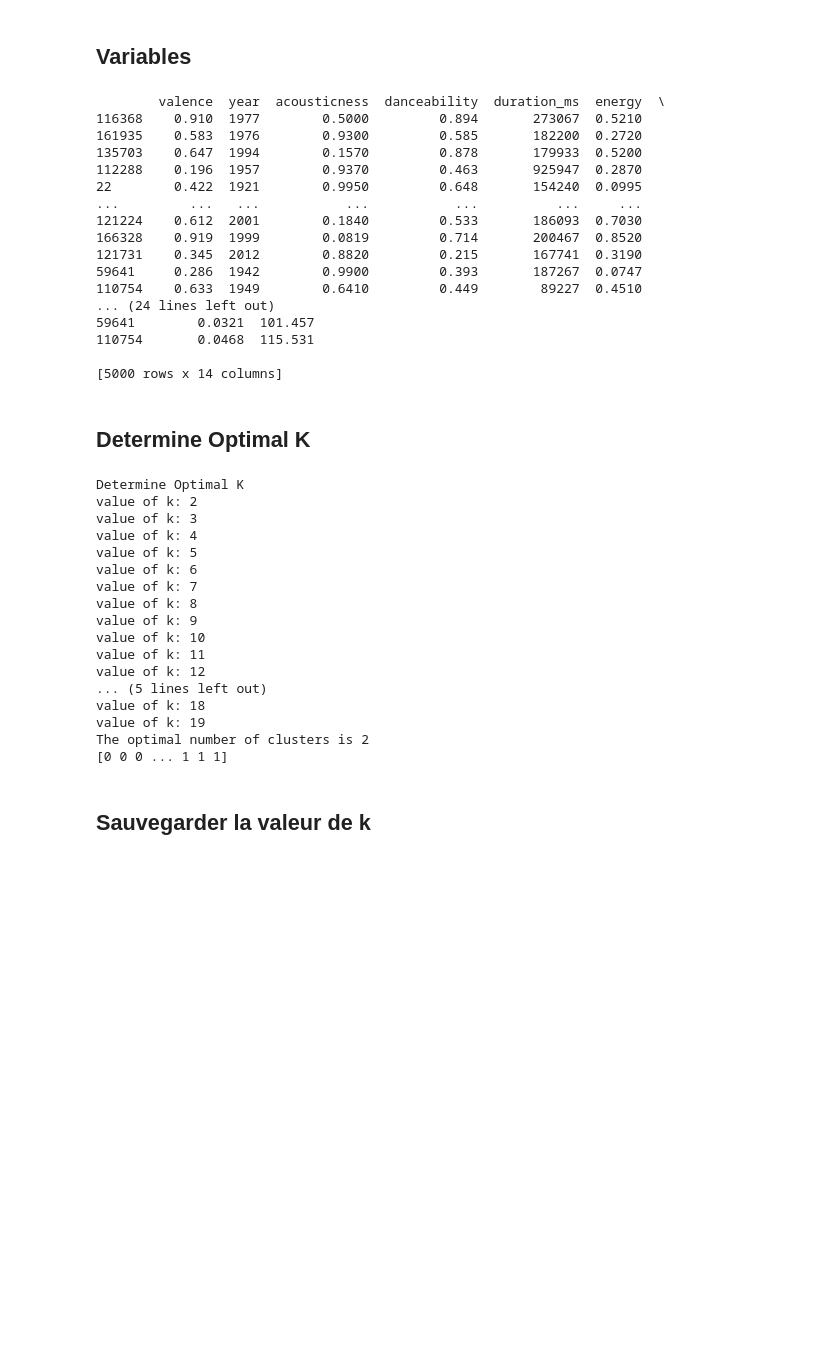
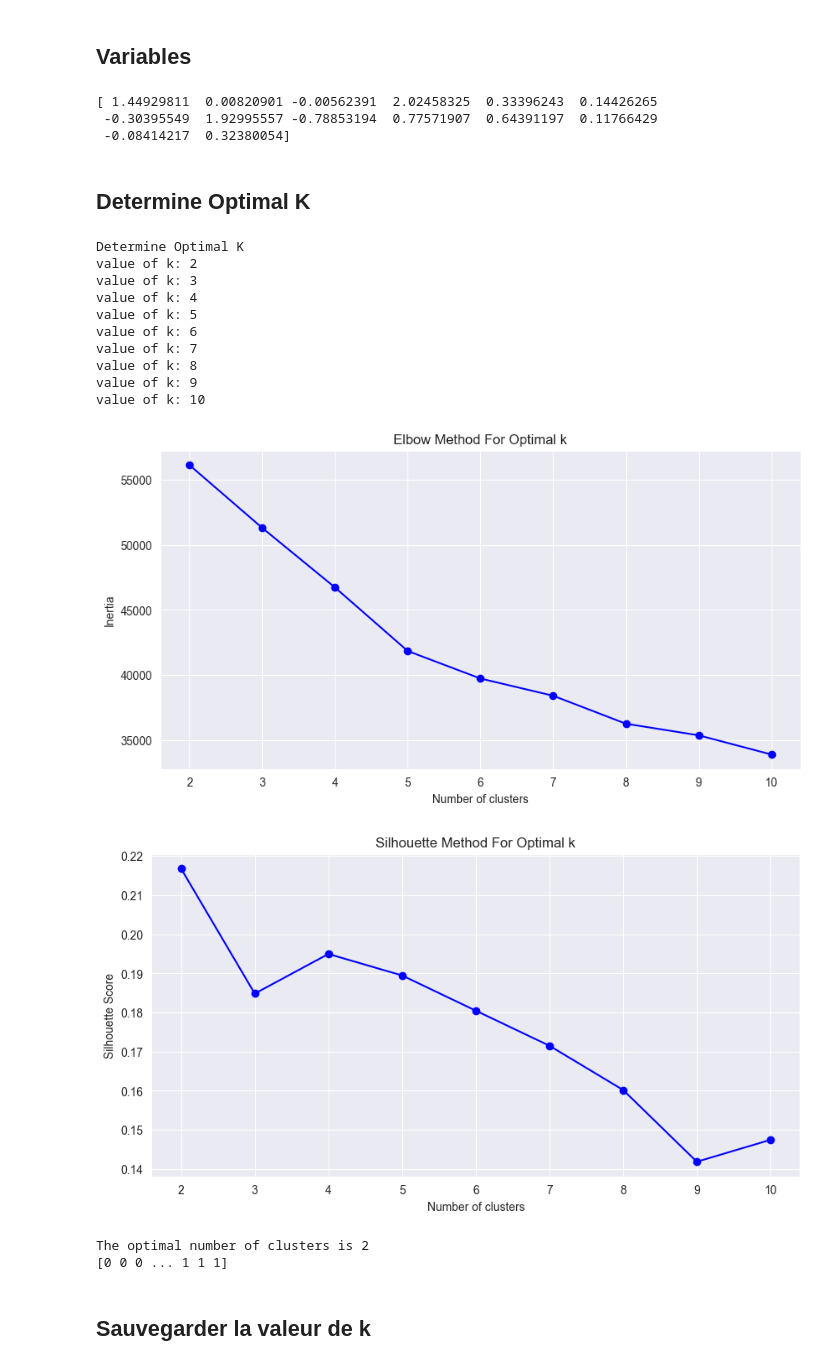
Before and after one commit to TheLuven/AI-ify, a Jupyter notebook: kmean.ipynb, the cells around one changed output. Drawn from its saved outputs; the diff is of its cells as text; code cells hidden in the pictures; blank space fills up the shorter version.

```diff
--- a/kmean.ipynb
+++ b/kmean.ipynb
@@ -32,12 +30,16 @@ print(data.values[0])
 # %% [markdown]
 ## Preprocessing ##
 # %%
-df = pd.DataFrame(data)
+columns = ['valence', 'year', 'acousticness', 'artists', 'danceability', 'duration_ms', 'energy', 'explicit', 'id', 'instrumentalness', 'key', 'liveness', 'loudness', 'mode', 'name', 'popularity', 'release_date', 'speechiness', 'tempo']
 
-df.columns = ['valence', 'year', 'acousticness', 'artists', 'danceability', 'duration_ms', 'energy', 'explicit', 'id', 'instrumentalness', 'key', 'liveness', 'loudness', 'mode', 'name', 'popularity', 'release_date', 'speechiness', 'tempo']
+df = pd.DataFrame(data, columns=columns)
 
-X = df.drop(columns=['id', 'key', 'name', 'release_date', 'artists'])
-print(X)
+df = df.drop(columns=['id', 'key', 'name', 'release_date', 'artists'], errors='ignore')
+
+print(df)
+
+scaler = StandardScaler()
+scaled_data = scaler.fit_transform(df)
 
 # numeric_features = df.select_dtypes(include=['int64', 'float64']).columns
 # categorical_features = df.select_dtypes(include=['object']).columns
@@ -90,30 +92,16 @@ print(X)
 #X = preprocessor.fit_transform(df)
 inertia = []
 silhouette_scores = []
-K = range(2, 20)
+K = list(range(2, 11))
 random_state = 42
 
-X = shuffle(X, random_state=random_state)
+X = shuffle(scaled_data, random_state=random_state)
 X = X[0:5000]
-print(X)
+print(X[0])
 # %% [output]
-        valence  year  acousticness  danceability  duration_ms  energy  \
-116368    0.910  1977        0.5000         0.894       273067  0.5210
-161935    0.583  1976        0.9300         0.585       182200  0.2720
-135703    0.647  1994        0.1570         0.878       179933  0.5200
-112288    0.196  1957        0.9370         0.463       925947  0.2870
-22        0.422  1921        0.9950         0.648       154240  0.0995
-...         ...   ...           ...           ...          ...     ...
-121224    0.612  2001        0.1840         0.533       186093  0.7030
-166328    0.919  1999        0.0819         0.714       200467  0.8520
-121731    0.345  2012        0.8820         0.215       167741  0.3190
-59641     0.286  1942        0.9900         0.393       187267  0.0747
-110754    0.633  1949        0.6410         0.449        89227  0.4510
-... (24 lines left out)
-59641        0.0321  101.457
-110754       0.0468  115.531
-
-[5000 rows x 14 columns]
+[ 1.44929811  0.00820901 -0.00562391  2.02458325  0.33396243  0.14426265
+ -0.30395549  1.92995557 -0.78853194  0.77571907  0.64391197  0.11766429
+ -0.08414217  0.32380054]
 # %% [markdown]
 ## Determine Optimal K ##
 # %%
@@ -125,56 +113,55 @@ for k in K:
     silhouette_scores.append(silhouette_score(X, kmeans.labels_))
     print(f"value of k: {k}")
 
-# Plot the Elbow Method
-# plt.figure(figsize=(10, 5))
-# plt.plot(K, inertia, 'bo-')
-# plt.xlabel('Number of clusters')
-# plt.ylabel('Inertia')
-# plt.title('Elbow Method For Optimal k')
-# plt.show()
+#Plot the Elbow Method
+plt.figure(figsize=(10, 5))
+plt.plot(K, inertia, 'bo-')
+plt.xlabel('Number of clusters')
+plt.ylabel('Inertia')
+plt.title('Elbow Method For Optimal k')
+plt.show()
 
-# Plot the Silhouette Method
-# plt.figure(figsize=(10, 5))
-# plt.plot(K, silhouette_scores, 'bo-')
-# plt.xlabel('Number of clusters')
-# plt.ylabel('Silhouette Score')
-# plt.title('Silhouette Method For Optimal k')
-# plt.show()
+#Plot the Silhouette Method
+plt.figure(figsize=(10, 5))
+plt.plot(K, silhouette_scores, 'bo-')
+plt.xlabel('Number of clusters')
+plt.ylabel('Silhouette Score')
+plt.title('Silhouette Method For Optimal k')
+plt.show()
 
 # Determine the optimal number of clusters
 optimal_k = K[np.argmax(silhouette_scores)]
 print(f"The optimal number of clusters is {optimal_k}")
+
+preprocessor = StandardScaler()
 
 # Create a pipeline with the preprocessor and the optimal KMeans model
 pipeline = Pipeline(steps=[
     ('preprocessor', preprocessor),
     ('kmeans', KMeans(n_clusters=optimal_k, random_state=42))
 ])
 
 # Fit the pipeline to the data
 pipeline.fit(df)
 
 # Predict the clusters
 clusters = pipeline.predict(df)
 print(clusters)
 # %% [output]
 Determine Optimal K
 value of k: 2
 value of k: 3
 value of k: 4
 value of k: 5
 value of k: 6
 value of k: 7
 value of k: 8
 value of k: 9
 value of k: 10
-value of k: 11
-value of k: 12
-... (5 lines left out)
-value of k: 18
-value of k: 19
-The optimal number of clusters is 2
-[0 0 0 ... 1 1 1]
+[figure, added]
+[figure, added]
+The optimal number of clusters is 2
+[0 0 0 ... 1 1 1]
 # %% [markdown]
 ## Sauvegarder la valeur de k ##
 # %%
```
Also changed, not shown: parts of 5 cells of this notebook, 1 other file.
